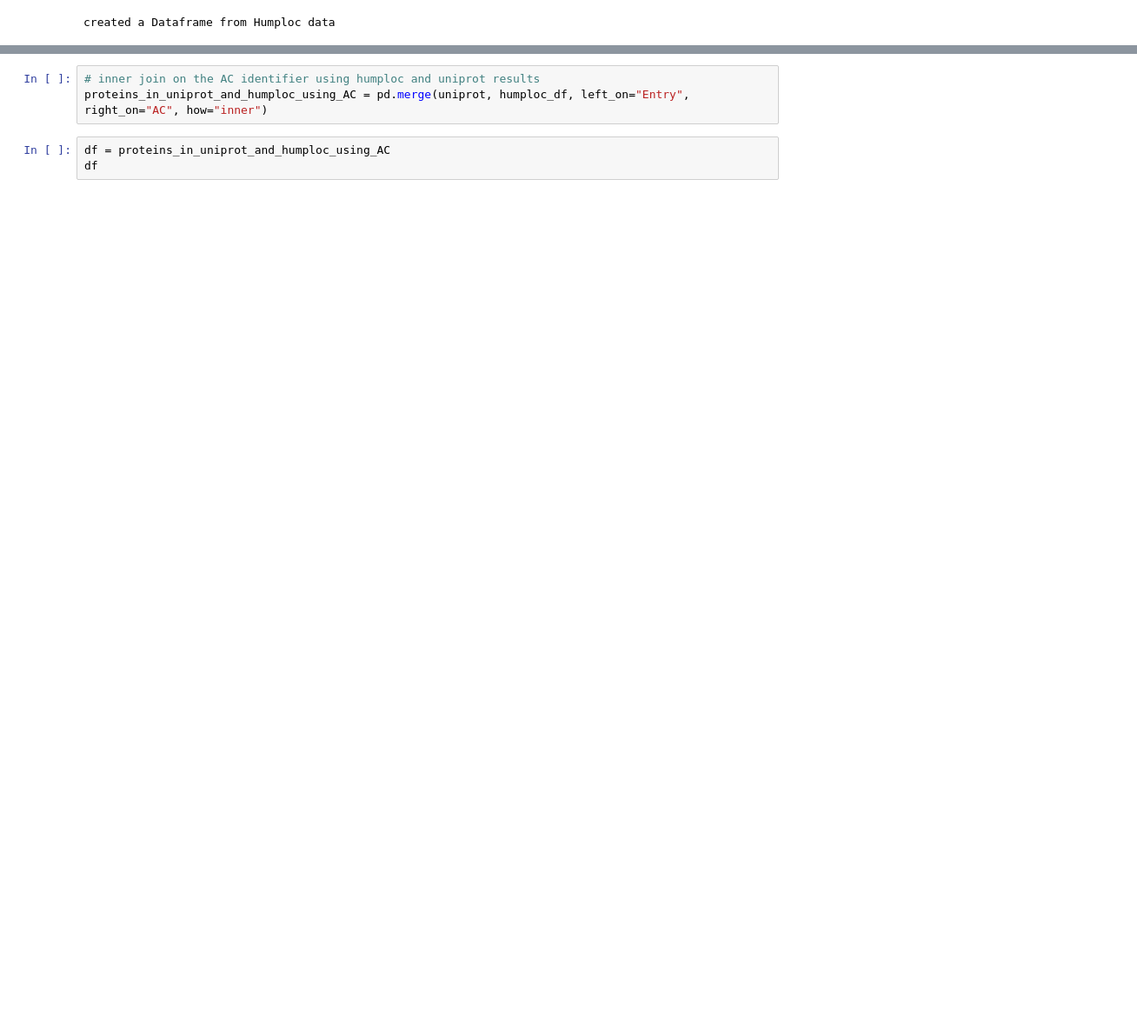
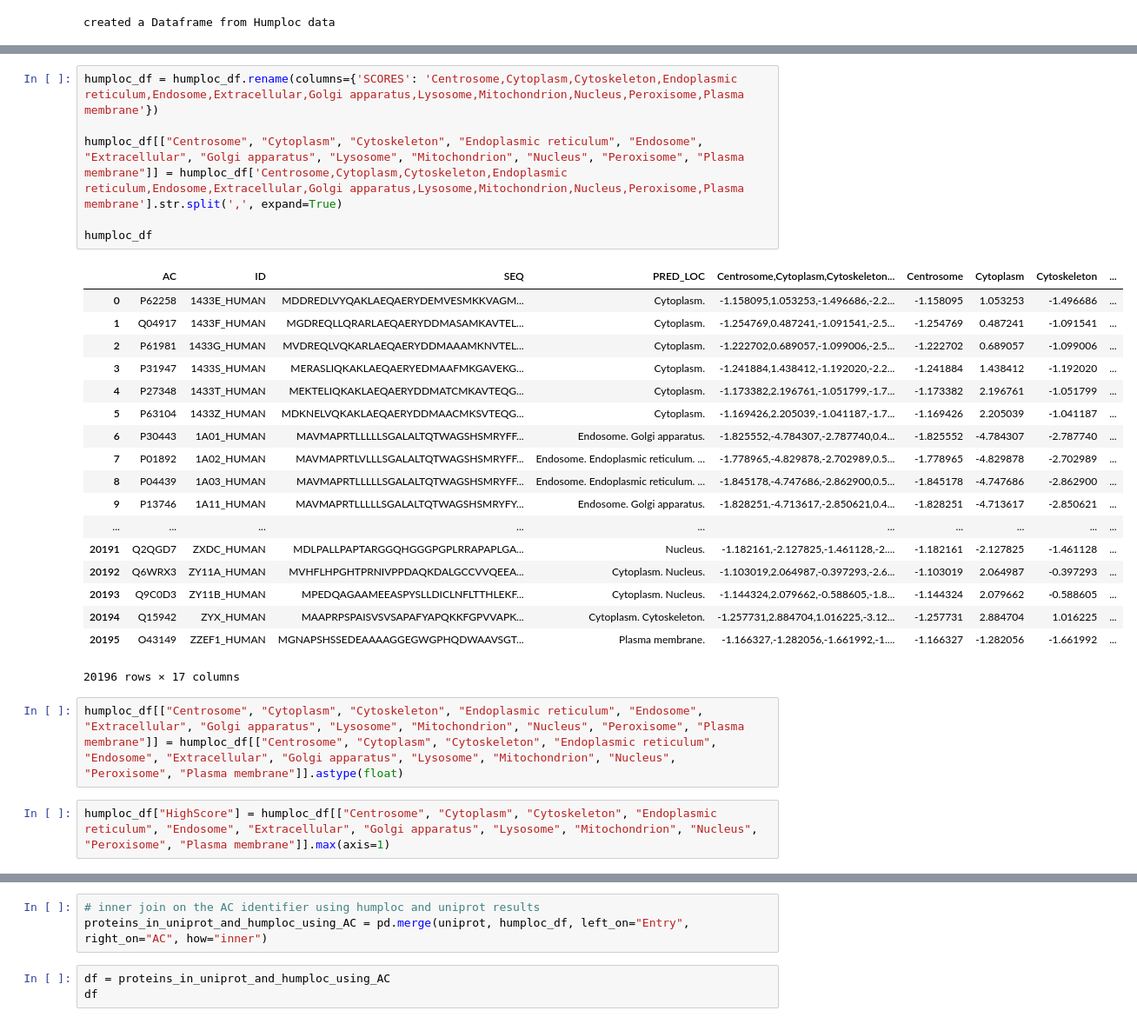
Before and after one commit to SmirnovAnton/Protein_Prediction_2, a Jupyter notebook: compare_predictions.ipynb, the cells around one changed output, grey strips where cells are left out. Shown at 87% size. Saved outputs shown, nothing was run; the diff lists cells and outputs as text; blank space fills up the shorter version.

```diff
--- a/compare_predictions.ipynb
+++ b/compare_predictions.ipynb
@@ -96,0 +115,29 @@ humploc_df
+# %%
+humploc_df = humploc_df.rename(columns={'SCORES': 'Centrosome,Cytoplasm,Cytoskeleton,Endoplasmic reticulum,Endosome,Extracellular,Golgi apparatus,Lysosome,Mitochondrion,Nucleus,Peroxisome,Plasma membrane'})
+
+humploc_df[["Centrosome", "Cytoplasm", "Cytoskeleton", "Endoplasmic reticulum", "Endosome", "Extracellular", "Golgi apparatus", "Lysosome", "Mitochondrion", "Nucleus", "Peroxisome", "Plasma membrane"]] = humploc_df['Centrosome,Cytoplasm,Cytoskeleton,Endoplasmic reticulum,Endosome,Extracellular,Golgi apparatus,Lysosome,Mitochondrion,Nucleus,Peroxisome,Plasma membrane'].str.split(',', expand=True)
+
+humploc_df
+# %% [output]
+|  | AC | ID | SEQ | PRED_LOC | Centrosome,Cytoplasm,Cytoskeleton... | Centrosome | Cytoplasm | Cytoskeleton | ... |
+| 0 | P62258 | 1433E_HUMAN | MDDREDLVYQAKLAEQAERYDEMVESMKKVAGM... | Cytoplasm. | -1.158095,1.053253,-1.496686,-2.2... | -1.158095 | 1.053253 | -1.496686 | ... |
+| 1 | Q04917 | 1433F_HUMAN | MGDREQLLQRARLAEQAERYDDMASAMKAVTEL... | Cytoplasm. | -1.254769,0.487241,-1.091541,-2.5... | -1.254769 | 0.487241 | -1.091541 | ... |
+| 2 | P61981 | 1433G_HUMAN | MVDREQLVQKARLAEQAERYDDMAAAMKNVTEL... | Cytoplasm. | -1.222702,0.689057,-1.099006,-2.5... | -1.222702 | 0.689057 | -1.099006 | ... |
+| 3 | P31947 | 1433S_HUMAN | MERASLIQKAKLAEQAERYEDMAAFMKGAVEKG... | Cytoplasm. | -1.241884,1.438412,-1.192020,-2.2... | -1.241884 | 1.438412 | -1.192020 | ... |
+| 4 | P27348 | 1433T_HUMAN | MEKTELIQKAKLAEQAERYDDMATCMKAVTEQG... | Cytoplasm. | -1.173382,2.196761,-1.051799,-1.7... | -1.173382 | 2.196761 | -1.051799 | ... |
+| 5 | P63104 | 1433Z_HUMAN | MDKNELVQKAKLAEQAERYDDMAACMKSVTEQG... | Cytoplasm. | -1.169426,2.205039,-1.041187,-1.7... | -1.169426 | 2.205039 | -1.041187 | ... |
+| 6 | P30443 | 1A01_HUMAN | MAVMAPRTLLLLLSGALALTQTWAGSHSMRYFF... | Endosome. Golgi apparatus. | -1.825552,-4.784307,-2.787740,0.4... | -1.825552 | -4.784307 | -2.787740 | ... |
+| 7 | P01892 | 1A02_HUMAN | MAVMAPRTLVLLLSGALALTQTWAGSHSMRYFF... | Endosome. Endoplasmic reticulum. ... | -1.778965,-4.829878,-2.702989,0.5... | -1.778965 | -4.829878 | -2.702989 | ... |
+| 8 | P04439 | 1A03_HUMAN | MAVMAPRTLLLLLSGALALTQTWAGSHSMRYFF... | Endosome. Endoplasmic reticulum. ... | -1.845178,-4.747686,-2.862900,0.5... | -1.845178 | -4.747686 | -2.862900 | ... |
+| 9 | P13746 | 1A11_HUMAN | MAVMAPRTLLLLLSGALALTQTWAGSHSMRYFY... | Endosome. Golgi apparatus. | -1.828251,-4.713617,-2.850621,0.4... | -1.828251 | -4.713617 | -2.850621 | ... |
+| ... | ... | ... | ... | ... | ... | ... | ... | ... | ... |
+| 20191 | Q2QGD7 | ZXDC_HUMAN | MDLPALLPAPTARGGQHGGGPGPLRRAPAPLGA... | Nucleus. | -1.182161,-2.127825,-1.461128,-2.... | -1.182161 | -2.127825 | -1.461128 | ... |
+| 20192 | Q6WRX3 | ZY11A_HUMAN | MVHFLHPGHTPRNIVPPDAQKDALGCCVVQEEA... | Cytoplasm. Nucleus. | -1.103019,2.064987,-0.397293,-2.6... | -1.103019 | 2.064987 | -0.397293 | ... |
+| 20193 | Q9C0D3 | ZY11B_HUMAN | MPEDQAGAAMEEASPYSLLDICLNFLTTHLEKF... | Cytoplasm. Nucleus. | -1.144324,2.079662,-0.588605,-1.8... | -1.144324 | 2.079662 | -0.588605 | ... |
+| 20194 | Q15942 | ZYX_HUMAN | MAAPRPSPAISVSVSAPAFYAPQKKFGPVVAPK... | Cytoplasm. Cytoskeleton. | -1.257731,2.884704,1.016225,-3.12... | -1.257731 | 2.884704 | 1.016225 | ... |
+| 20195 | O43149 | ZZEF1_HUMAN | MGNAPSHSSEDEAAAAGGEGWGPHQDWAAVSGT... | Plasma membrane. | -1.166327,-1.282056,-1.661992,-1.... | -1.166327 | -1.282056 | -1.661992 | ... |
+20196 rows × 17 columns
+# %%
+humploc_df[["Centrosome", "Cytoplasm", "Cytoskeleton", "Endoplasmic reticulum", "Endosome", "Extracellular", "Golgi apparatus", "Lysosome", "Mitochondrion", "Nucleus", "Peroxisome", "Plasma membrane"]] = humploc_df[["Centrosome", "Cytoplasm", "Cytoskeleton", "Endoplasmic reticulum", "Endosome", "Extracellular", "Golgi apparatus", "Lysosome", "Mitochondrion", "Nucleus", "Peroxisome", "Plasma membrane"]].astype(float)
+# %%
+humploc_df["HighScore"] = humploc_df[["Centrosome", "Cytoplasm", "Cytoskeleton", "Endoplasmic reticulum", "Endosome", "Extracellular", "Golgi apparatus", "Lysosome", "Mitochondrion", "Nucleus", "Peroxisome", "Plasma membrane"]].max(axis=1)
```
Also changed, not shown: parts of 11 cells of this notebook.
